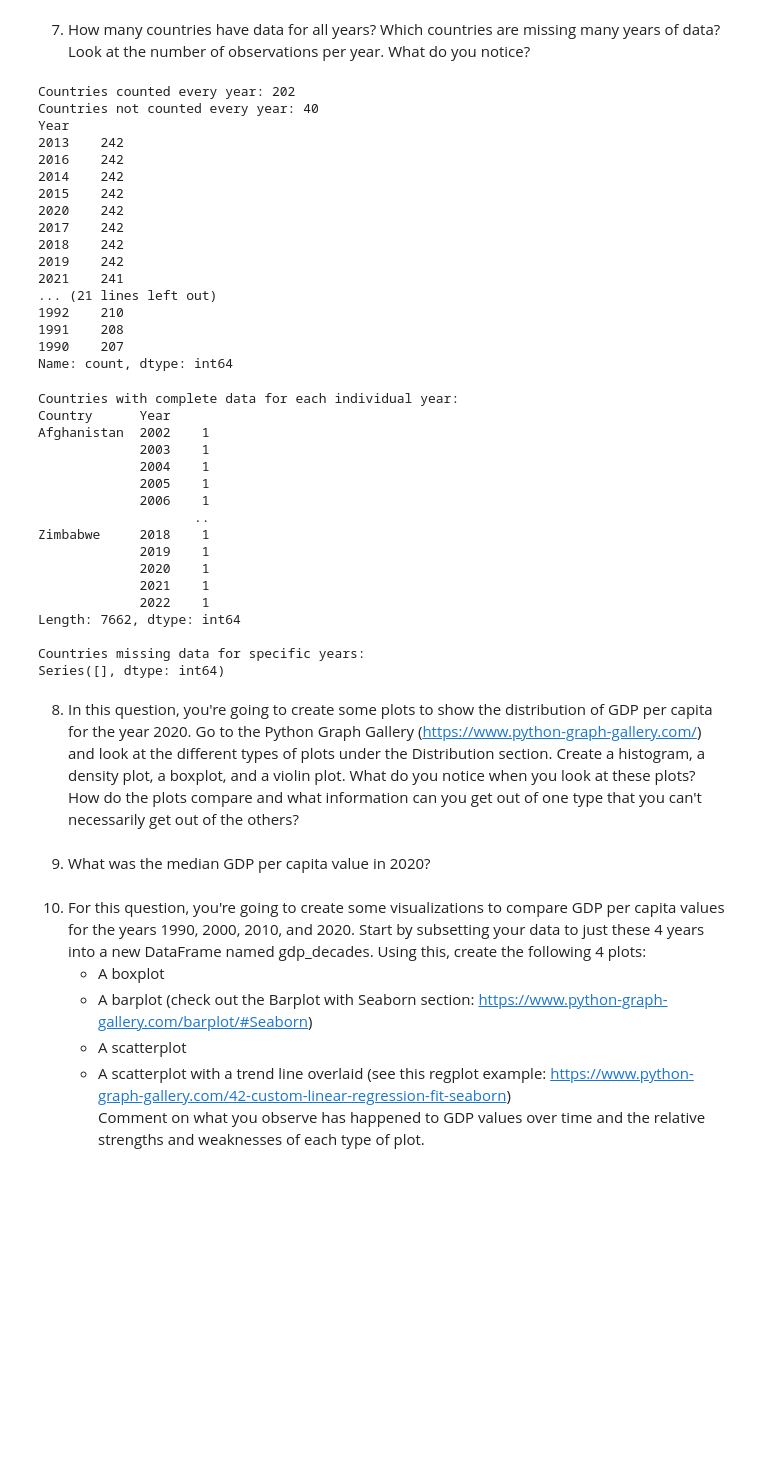
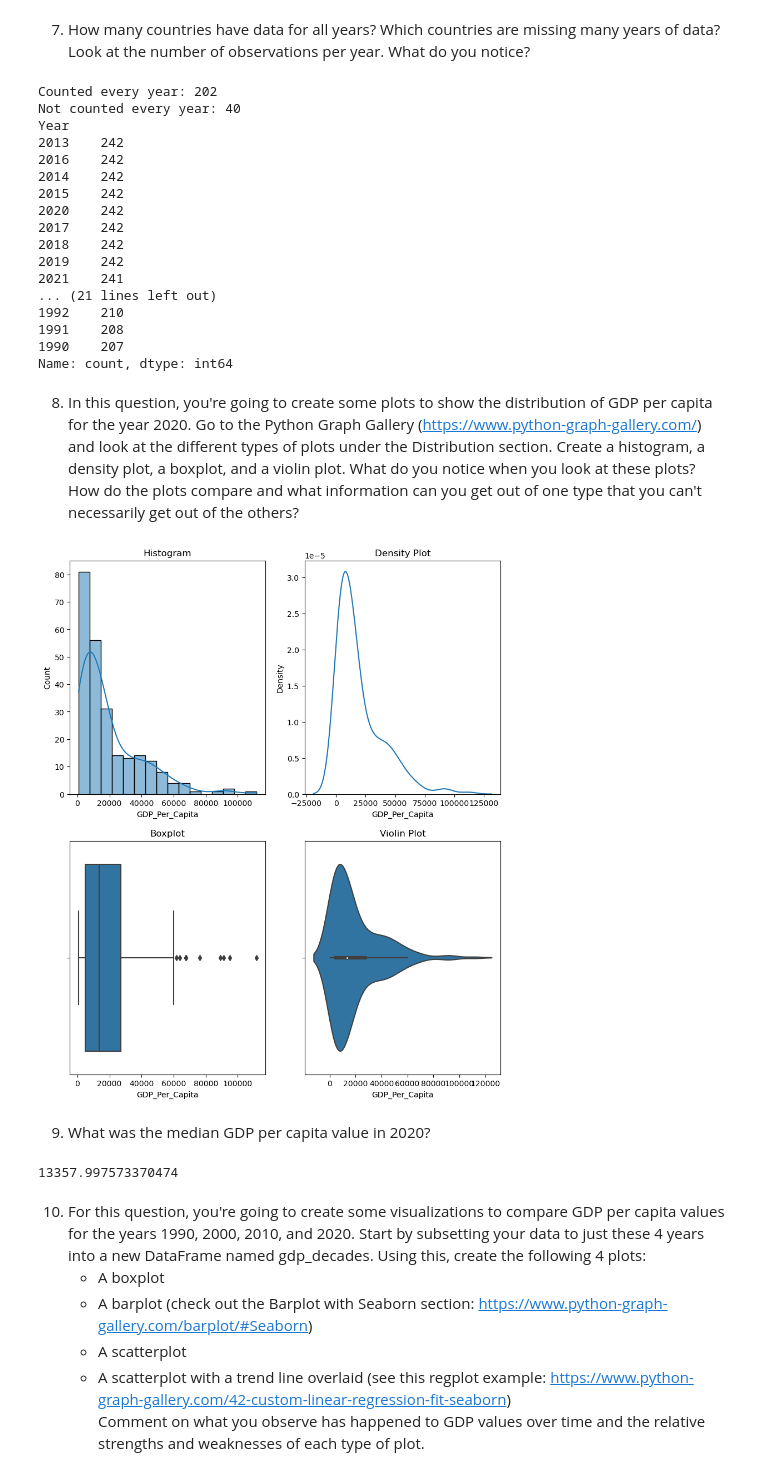
Before and after one commit to NSS-Data-Analytics-Cohort-10/gdp-and-internet-usage-CalebLucas11, a Jupyter notebook: notebooks/un_project.ipynb, the cells around one changed output. Cells and saved outputs as stored; diff of their text form; code cells hidden in the pictures; blank space fills up the shorter version.

```diff
--- a/notebooks/un_project.ipynb
+++ b/notebooks/un_project.ipynb
@@ -64,15 +64,15 @@ print(gdp_df.head())
 7. How many countries have data for all years? Which countries are missing many years of data? Look at the number of observations per year. What do you notice?
 # %%
 obs_per_country = gdp_df.groupby('Country').size()
-countries_with_all_years = obs_per_country[obs_per_country == gdp_df['Year'].nunique()]
-countries_missing_years = obs_per_country[obs_per_country < gdp_df['Year'].nunique()]
+counted_all_years = obs_per_country[obs_per_country == gdp_df['Year'].nunique()] #==: equal to
+missing_years = obs_per_country[obs_per_country < gdp_df['Year'].nunique()]
 obs_per_year = gdp_df['Year'].value_counts()
-print(f"Countries counted every year: {len(countries_with_all_years)}")
-print(f"Countries not counted every year: {len(countries_missing_years)}")
+print(f"Counted every year: {len(counted_all_years)}") #fstring to add context to answer.
+print(f"Not counted every year: {len(missing_years)}")
 print(obs_per_year)
 # %% [output]
-Countries counted every year: 202
-Countries not counted every year: 40
+Counted every year: 202
+Not counted every year: 40
 Year
 2013    242
 2016    242
@@ -88,44 +88,39 @@ Year
 1991    208
 1990    207
 Name: count, dtype: int64
-# %%
-# Count the number of observations per country for each year
-observations_per_country_per_year = gdp_df.groupby(['Country', 'Year']).size()
-
-# Find countries with complete data for each individual year
-countries_with_all_years_by_year = observations_per_country_per_year[observations_per_country_per_year == 1]
-
-# Find countries missing data for specific years
-countries_missing_years_by_year = observations_per_country_per_year[observations_per_country_per_year < 1]
-
-# Output the results
-print("Countries with complete data for each individual year:")
-print(countries_with_all_years_by_year)
-
-print("\nCountries missing data for specific years:")
-print(countries_missing_years_by_year)
-# %% [output]
-Countries with complete data for each individual year:
-Country      Year
-Afghanistan  2002    1
-             2003    1
-             2004    1
-             2005    1
-             2006    1
-                    ..
-Zimbabwe     2018    1
-             2019    1
-             2020    1
-             2021    1
-             2022    1
-Length: 7662, dtype: int64
-
-Countries missing data for specific years:
-Series([], dtype: int64)
 # %% [markdown]
 8. In this question, you're going to create some plots to show the distribution of GDP per capita for the year 2020. Go to the Python Graph Gallery (https://www.python-graph-gallery.com/) and look at the different types of plots under the Distribution section. Create a histogram, a density plot, a boxplot, and a violin plot. What do you notice when you look at these plots? How do the plots compare and what information can you get out of one type that you can't necessarily get out of the others?
+# %%
+gdp_2020 = gdp_df[gdp_df['Year'] == 2020]
+fig, axes = plt.subplots(2, 2, figsize=(10, 12))
+
+# Histogram
+sns.histplot(data=gdp_2020, x='GDP_Per_Capita', kde=True, ax=axes[0, 0]) #ax=axes [0,0] where it apprears in the subplot (1)
+axes[0, 0].set_title('Histogram')
+
+# Density Plot
+sns.kdeplot(data=gdp_2020, x='GDP_Per_Capita', ax=axes[0, 1]) #2
+axes[0, 1].set_title('Density Plot')
+
+# Boxplot
+sns.boxplot(data=gdp_2020, x='GDP_Per_Capita', ax=axes[1, 0]) #3
+axes[1, 0].set_title('Boxplot')
+
+# Violin Plot
+sns.violinplot(data=gdp_2020, x='GDP_Per_Capita', ax=axes[1, 1]) #4
+axes[1, 1].set_title('Violin Plot')
+
+plt.show()
+# %% [output]
+[figure, added]
 # %% [markdown]
 9. What was the median GDP per capita value in 2020?
+# %%
+gdp_2020 = gdp_df[gdp_df['Year'] == 2020]
+median_gdp_2020 = gdp_2020['GDP_Per_Capita'].median()
+print(median_gdp_2020)
+# %% [output]
+13357.997573370474
 # %% [markdown]
 10. For this question, you're going to create some visualizations to compare GDP per capita values for the years 1990, 2000, 2010, and 2020. Start by subsetting your data to just these 4 years into a new DataFrame named gdp_decades. Using this, create the following 4 plots:
 	* A boxplot
```
Also changed, not shown: parts of 14 cells of this notebook.
